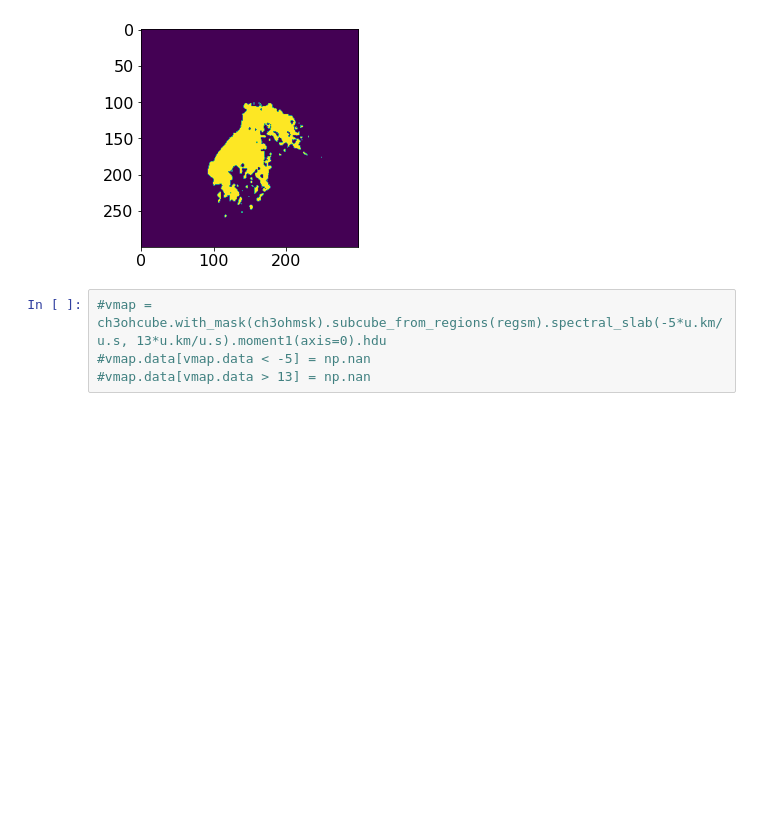
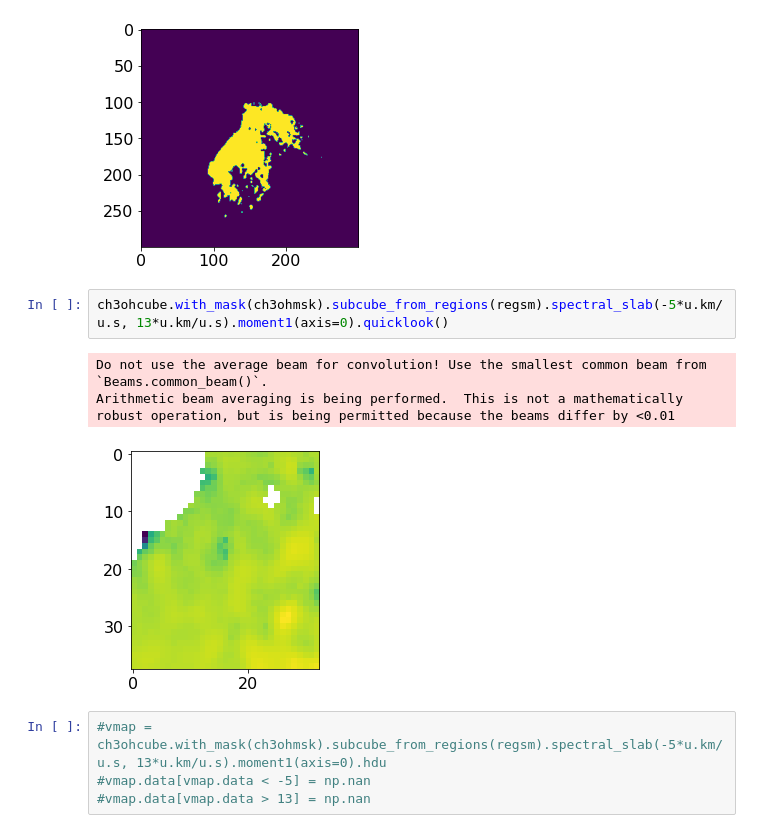
Before and after one commit to keflavich/saltmining, a Jupyter notebook: notebooks/S255IRSaltSearch.ipynb, the cells around one changed output. Saved outputs shown, nothing was run; the diff lists cells and outputs as text; blank space fills up the shorter version.

```diff
--- a/notebooks/S255IRSaltSearch.ipynb
+++ b/notebooks/S255IRSaltSearch.ipynb
@@ -166,6 +180,12 @@ pl.imshow(ch3ohmsk)
 # %% [output]
 <matplotlib.image.AxesImage at 0x...>
 [figure]
+# %%
+ch3ohcube.with_mask(ch3ohmsk).subcube_from_regions(regsm).spectral_slab(-5*u.km/u.s, 13*u.km/u.s).moment1(axis=0).quicklook()
+# %% [output]
+Do not use the average beam for convolution! Use the smallest common beam from `Beams.common_beam()`.
+Arithmetic beam averaging is being performed.  This is not a mathematically robust operation, but is being permitted because the beams differ by <0.01
+[figure, added]
 # %%
 #vmap = ch3ohcube.with_mask(ch3ohmsk).subcube_from_regions(regsm).spectral_slab(-5*u.km/u.s, 13*u.km/u.s).moment1(axis=0).hdu
 #vmap.data[vmap.data < -5] = np.nan
```
Also changed, not shown: parts of 20 cells of this notebook, 6 other files.
